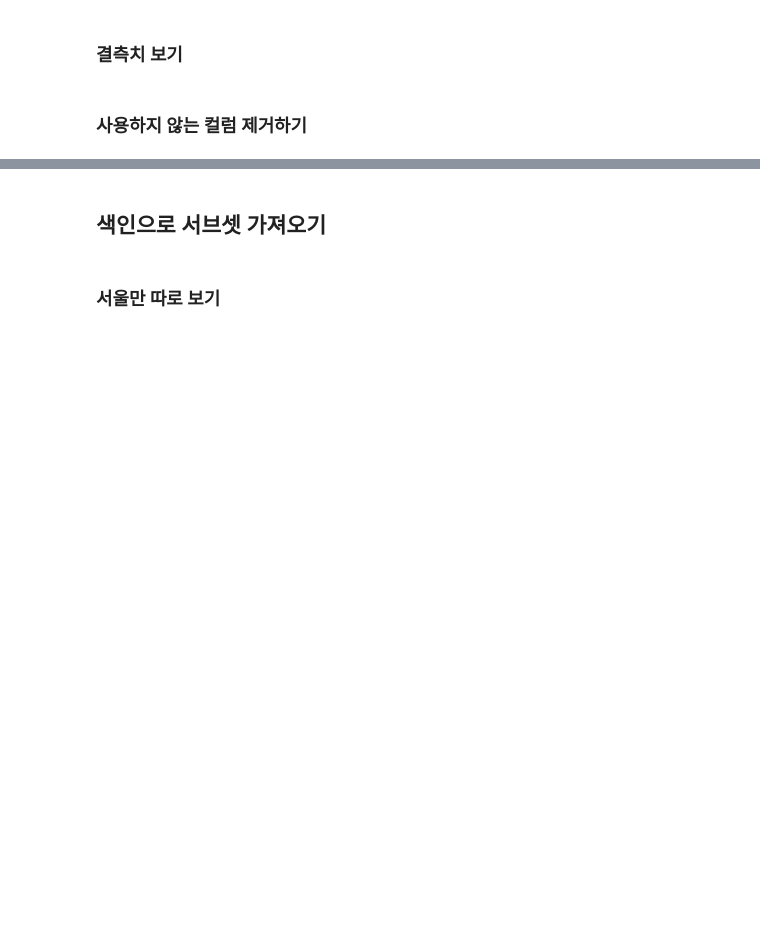
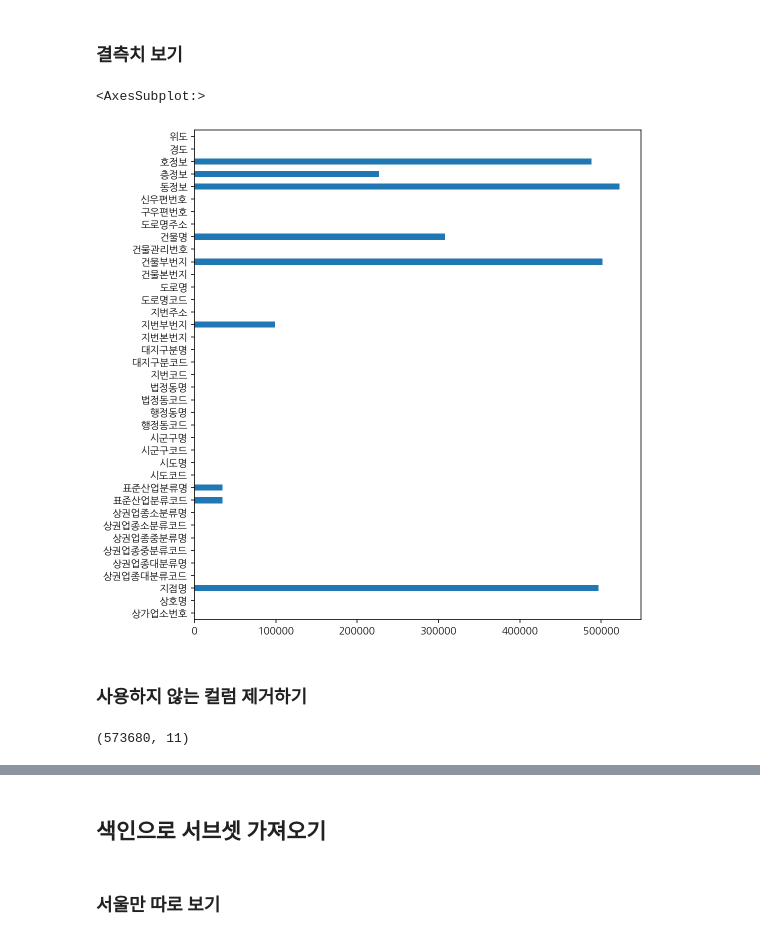
Before and after one commit to 100milliongold/I-want-to-be-a-data-scientist, a Jupyter notebook: Python/04-coffee-store-input.ipynb, the cells around one changed output, grey strips where cells are left out. Drawn from its saved outputs; the diff is of its cells as text; code cells hidden in the pictures; blank space fills up the shorter version.

```diff
--- a/Python/04-coffee-store-input.ipynb
+++ b/Python/04-coffee-store-input.ipynb
@@ -96,3 +118,5 @@
 # %%
 # 파일을 불러와 df 라는 변수에 담습니다.
 # shape 를 통해 불러온 csv 파일의 크기를 확인합니다.
+df = pd.read_csv('data/상가업소정보_201912_01.csv', sep="|")
+df.shape
@@ -108,7 +163,11 @@
 # %%
 # isnull() 을 사용하면 데이터의 결측치를 볼 수 있습니다.
 # 결측치는 True로 값이 있다면 False로 표시되는데 True 는 1과 같기 때문에
 # True 값을 sum()을 사용해서 더하게 되면 합계를 볼 수 있습니다.
+df.isnull().sum().plot.barh(figsize=(8,9))
+# %% [output]
+<AxesSubplot:>
+[figure, added]
 # %% [markdown]
 ### 사용하지 않는 컬럼 제거하기
 # %%
@@ -117,5 +176,10 @@
 columns = ['상호명', '상권업종대분류명', '상권업종중분류명', '상권업종소분류명',
            '시도명', '시군구명', '행정동명', '법정동명', '도로명주소',
            '경도', '위도']
+
+df = df[columns].copy()
+df.shape
+# %% [output]
+(573680, 11)
 # %%
 # 제거 후 메모리 사용량 보기
```
Also changed, not shown: parts of 16 cells of this notebook.
